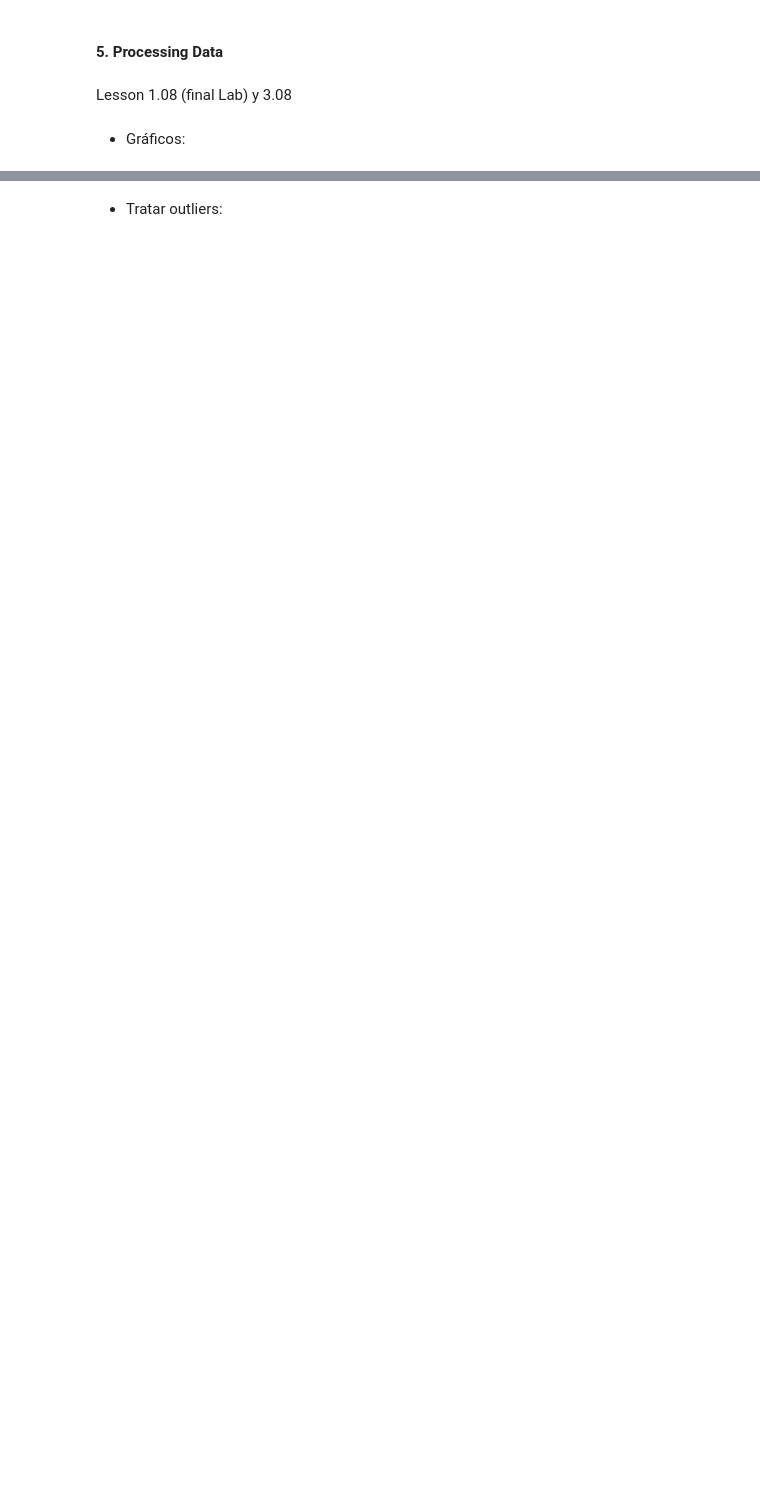
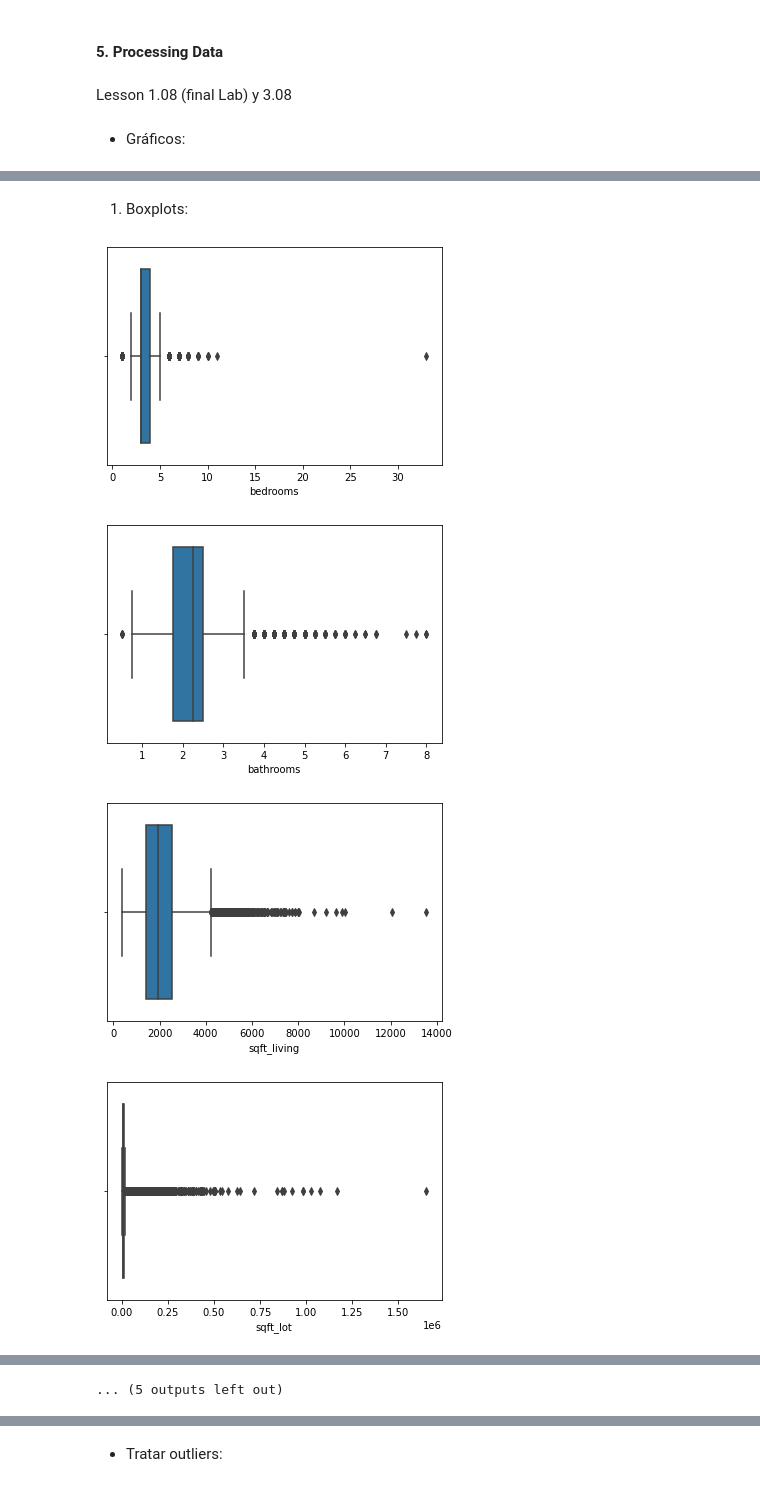
Before and after one commit to cristinagarciag99/Lessons, a Jupyter notebook: unit_5/regression/1. Data Cleaning - Python.ipynb, the cells around one changed output, grey strips where cells are left out. Saved outputs shown, nothing was run; the diff lists cells and outputs as text; code cells hidden in the pictures; blank space fills up the shorter version.

```diff
--- a/unit_5/regression/1. Data Cleaning - Python.ipynb
+++ b/unit_5/regression/1. Data Cleaning - Python.ipynb
@@ -198,8 +198,6 @@ import datetime
 # %%
 def transformar_fecha(data):
     data['Year'] = data['date'].dt.year
-    data['Month'] = data['date'].dt.month
-    data['Day'] = data['date'].dt.day
     return data.drop(['date'], axis=1)
 # %%
 data = transformar_fecha(data)
@@ -241,0 +237,58 @@ for col in numericals.columns:
+# %% [markdown]
+1. Boxplots:
+# %%
+sns.boxplot(x=data['bedrooms'])
+plt.show()
+
+sns.boxplot(x=data['bathrooms'])
+plt.show()
+
+sns.boxplot(x=data['sqft_living'])
+plt.show()
+
+sns.boxplot(x=data['sqft_lot'])
+plt.show()
+
+sns.boxplot(x=data['floors'])
+plt.show()
+
+sns.boxplot(x=data['waterfront'])
+plt.show()
+
+sns.boxplot(x=data['view'])
+plt.show()
+
+sns.boxplot(x=data['condition'])
+plt.show()
+
+sns.boxplot(x=data['grade'])
+plt.show()
+
+sns.boxplot(x=data['sqft_above'])
+plt.show()
+
+sns.boxplot(x=data['sqft_basement'])
+plt.show()
+
+sns.boxplot(x=data['yr_built'])
+plt.show()
+
+sns.boxplot(x=data['yr_renovated'])
+plt.show()
+
+sns.boxplot(x=data['zipcode'])
+plt.show()
+
+sns.boxplot(x=data['sqft_living15'])
+plt.show()
+
+sns.boxplot(x=data['sqft_lot15'])
+plt.show()
+
+sns.boxplot(x=data['price'])
+plt.show()
+# %% [output]
+[figure, added]
+[figure, added]
+[figure, added]
+[figure, added]
@@ -241,0 +303 @@ for col in numericals.columns:
+... (5 outputs left out)
```
Also changed, not shown: parts of 29 cells of this notebook, 2 other files.
